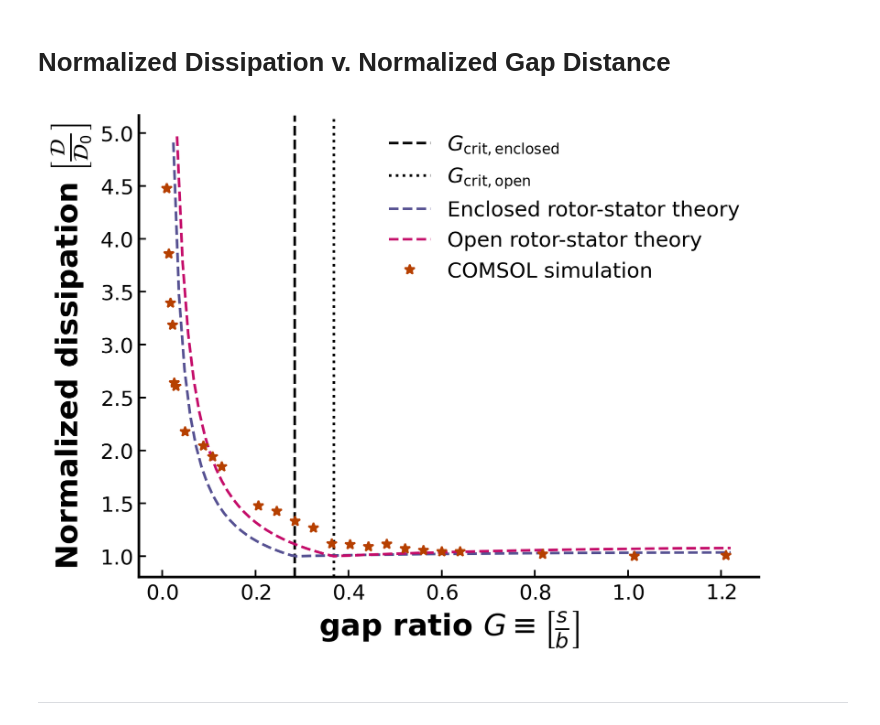
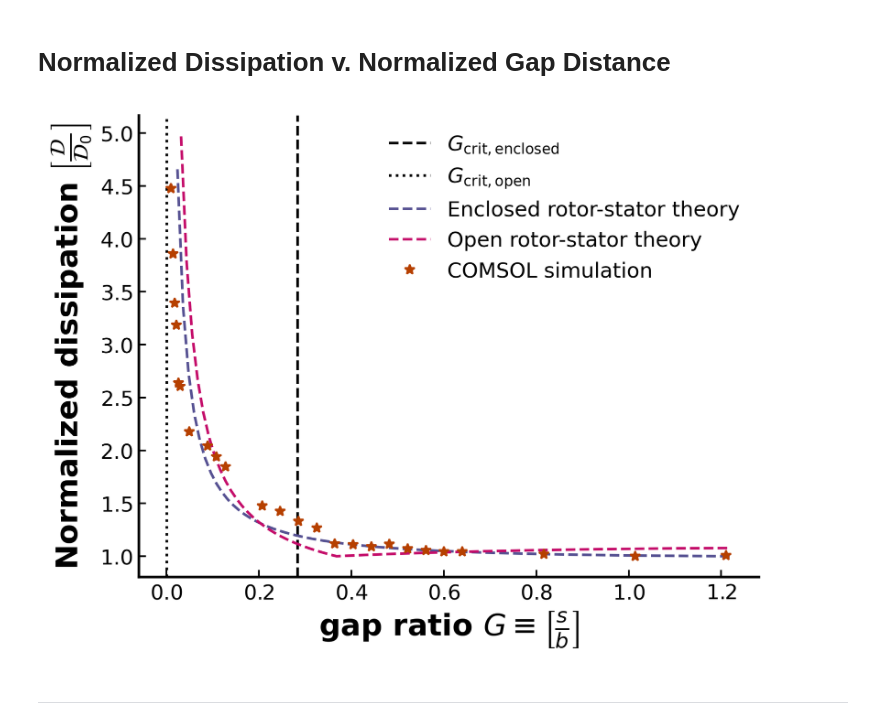
Before and after one commit to Jezen5Volk/Magnetic-Levitation, a Jupyter notebook: Viscous Damping.ipynb, the cells around one changed output. Saved outputs shown, nothing was run; the diff lists cells and outputs as text; code cells hidden in the pictures.

Commit message:
enclosed rotor updated

```diff
--- a/Viscous Damping.ipynb
+++ b/Viscous Damping.ipynb
@@ -79,7 +79,7 @@ s_array_lin, dissipation_lin, dissipation_fit_lin = cylinder.linear_damping(
 )
 
 #Enclosed Rotor-Stator Fit
-s_array_ers, dissipation_ers, s_crit_ers = cylinder.enclosed_rotor_stator(
+s_array_ers, dissipation_ers, G_crit_ers = cylinder.enclosed_rotor_stator(
     gap = gap_exp, #in meters
     tau = tau_exp, # in seconds
     start = 60e-6, #in meters
@@ -87,7 +87,7 @@ s_array_ers, dissipation_ers, s_crit_ers = cylinder.enclosed_rotor_stator(
 )
 
 #Open Rotor-Stator Fit
-s_array_ors, dissipation_ors , s_crit_ors = cylinder.open_rotor_stator(
+s_array_ors, dissipation_ors , G_crit_ors = cylinder.open_rotor_stator(
     gap = gap_exp, #in meters
     tau = tau_exp, # in seconds
     start = 80e-6, #in meters
@@ -103,35 +103,35 @@ dissipation_COMSOL = np.asarray([7.276218039755276e-08, 3.54147777132402e-08, 3.
                                     1.770094325751496e-08, 1.810964892360439e-08, 1.738181837805184e-08, 1.713697045790447e-08, 1.696140911262177e-08,
                                     1.69594542751747e-08, 7.276218039755276e-08, 6.27325979686784e-08, 5.517541944117902e-08, 5.178201911733897e-08,
                                     4.28650162841852e-08, 4.237478948935986e-08, 3.154069141653727e-08, 1.639943102219439e-08, 1.625977604031675e-08, 1.660765723313549e-08]) #in Watts/m^2
 
 '''
 Plotting
 '''
 
 # axvlines
-plt.axvline(x = s_crit_ers/cylinder.b, c = 'black', linestyle = '--', label = r'$G_\mathrm{crit, enclosed}$')
-plt.axvline(x = s_crit_ors/cylinder.b, c = 'black', linestyle = ':', label = r'$G_\mathrm{crit, open}$')
+plt.axvline(x = G_crit_ers, c = 'black', linestyle = '--', label = r'$G_\mathrm{crit, enclosed}$')
+plt.axvline(x = G_crit_ors, c = 'black', linestyle = ':', label = r'$G_\mathrm{crit, open}$')
 
 # Linear Fit
 #plt.plot(s_array_lin/cylinder.b, dissipation_fit_lin/np.min(dissipation_fit_lin), linestyle = '--', c = 'C0', label = 'Linear damping theory')
 #plt.plot(gap_exp/cylinder.b, dissipation_lin/np.min(dissipation_lin), linestyle = '', marker = 'o', c = 'C0', label = 'Linear damping experiment')
 
 # Enclosed Rotor-Stator
 plt.plot(s_array_ers/cylinder.b, dissipation_ers/np.min(dissipation_ers), linestyle = '--', label = 'Enclosed rotor-stator theory', c = 'C2')
 
 # Open Rotor-Stator
 plt.plot(s_array_ors/cylinder.b, dissipation_ors/np.min(dissipation_ors), linestyle = '--', label = 'Open rotor-stator theory', c = 'C3')
 
 
 # COMSOL
 plt.plot(gap_COMSOL/cylinder.b, dissipation_COMSOL/np.min(dissipation_COMSOL), linestyle = '', marker = '*', label = 'COMSOL simulation', c = 'C1')
 
 # Labels
 plt.xlabel(r"gap ratio $G \equiv \left[\frac{s}{b} \right]$", weight = 'heavy', fontsize = "xx-large")
 plt.ylabel(r"Normalized dissipation $\left[\frac{\mathcal{D}}{\mathcal{D}_0} \right]$", weight = 'heavy', fontsize = "xx-large")
 plt.legend(prop={'size': 12})
 plt.show()
 # %% [output]
-[figure, old version]
+[figure, new version]
 # %% [markdown]
 ---
```
Also changed, not shown: 1 other file.
